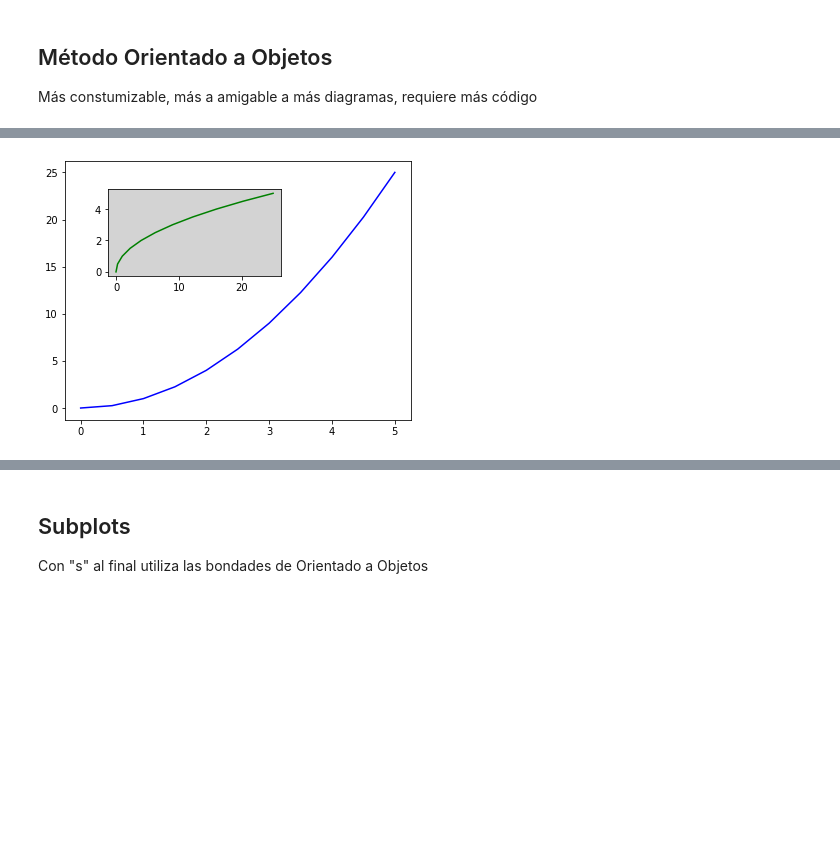
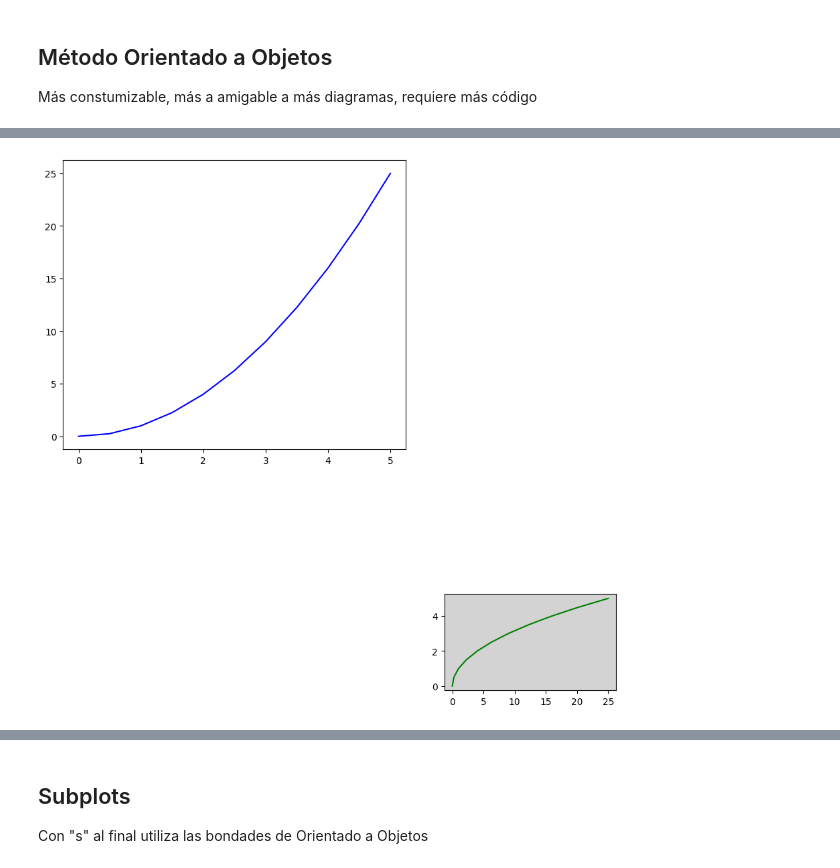
Before and after one commit to oleon2001/visualizacion_datos_matplotlib, a Jupyter notebook: Curso_Matplotlib_Seaborn.ipynb, the cells around one changed output, grey strips where cells are left out. Drawn from its saved outputs; the diff is of its cells as text; code cells hidden in the pictures; blank space fills up the shorter version.

```diff
--- a/Curso_Matplotlib_Seaborn.ipynb
+++ b/Curso_Matplotlib_Seaborn.ipynb
@@ -134,16 +139,16 @@ fig.show()
 # %%
 #La ventaja viene cuando quiero hacer algo mucho más especifico
 fig = plt.figure()
 axes=fig.add_axes([0.1,0.1,0.8,0.9])
 #los dos primero parámetros hacen referencia a la posición de la figura en el lienzo
 #los siguientes 2, definen el tamaño del axes (gráfico) en el lienzo (horizontal,vertical)
-axes2=fig.add_axes([0.2,0.6,0.4,0.3]) #para hacer un segundo gráfico
+axes2=fig.add_axes([0.99,-0.65,0.4,0.3]) #para hacer un segundo gráfico
 
 axes.plot(x,y,'b')
 axes2.plot(y,x,'g')
 axes2.set_facecolor('lightgray') #así puedo modificar el color de fondo de ese axes
 #Esta es una ventaja de usar método orientado a objeto, cada objeto es distinto y lo puedo modificar por separado
 
 fig.show()
 # %% [output]
-[figure, old version]
+[figure, new version]
```
Also changed, not shown: parts of 44 cells of this notebook, 2 other files.
